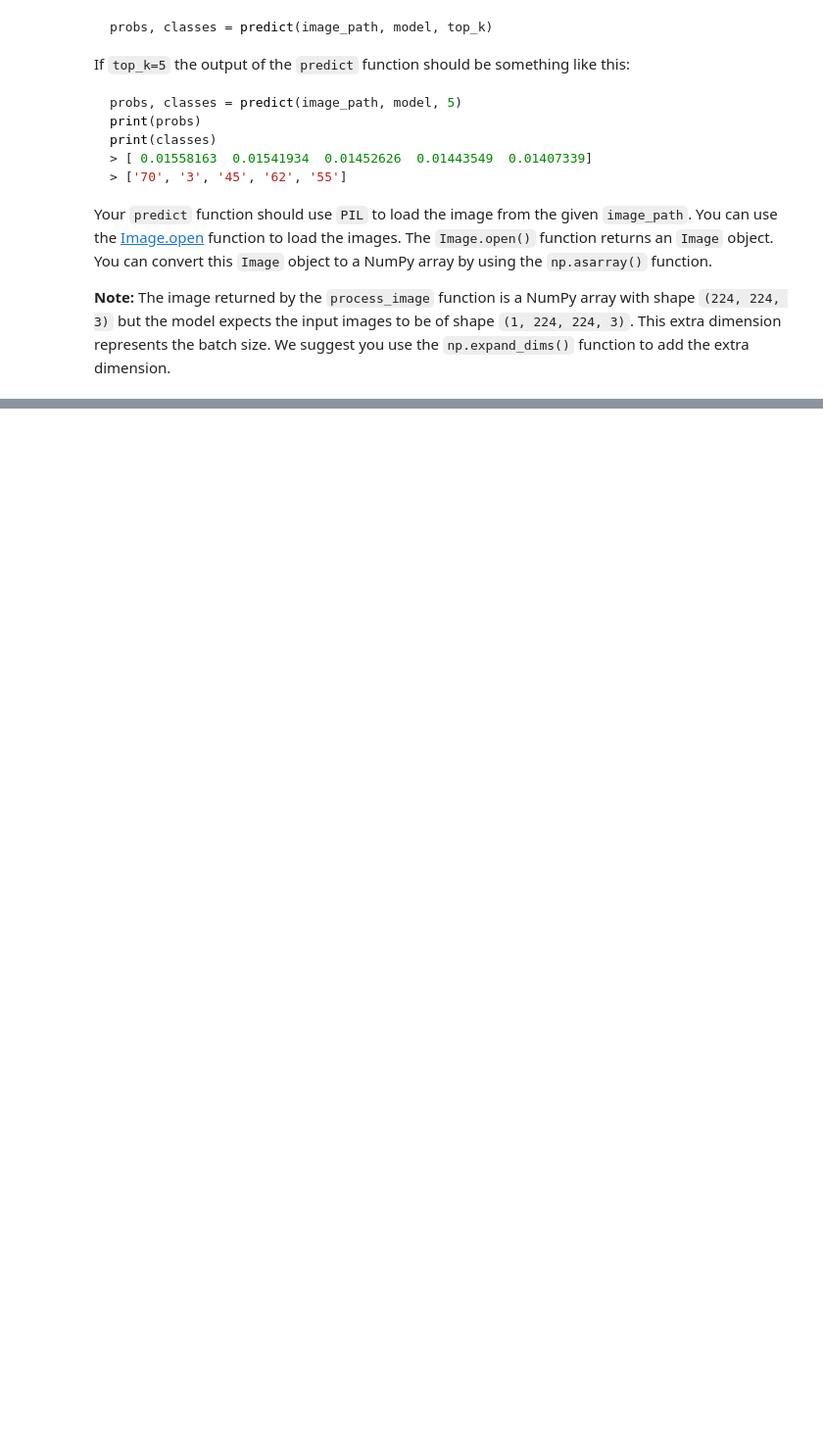
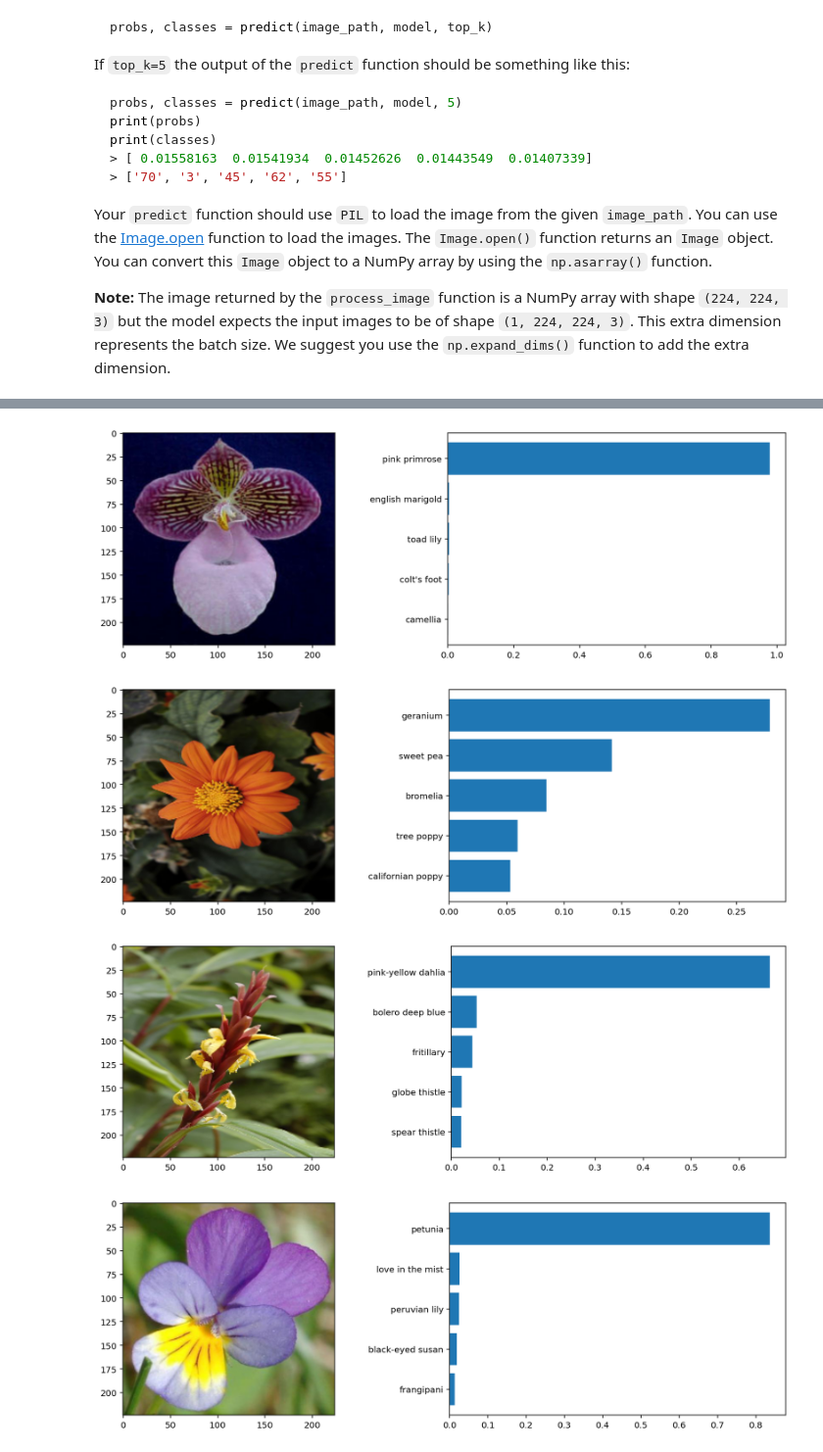
Before and after one commit to ajmllr/Project-Image-Classifier-Tensorflow-v2, a Jupyter notebook: Project_Image_Classifier_Project.ipynb, the cells around one changed output, grey strips where cells are left out. Shown at 98% size. Cells and saved outputs as stored; diff of their text form; code cells hidden in the pictures; blank space fills up the shorter version.

```diff
--- a/Project_Image_Classifier_Project.ipynb
+++ b/Project_Image_Classifier_Project.ipynb
@@ -272,3 +300,8 @@ Now that your network is trained, save the model so you can load it later for ma
 Load the Keras model you saved above.
 # %%
 # TODO: Load the Keras model
+
+reloaded_model = tf.keras.models.load_model(
+    export_model_path,
+    custom_objects={'KerasLayer': hub.KerasLayer})
+reloaded_model.summary()
@@ -309,3 +353,9 @@ Finally, convert your image back to a NumPy array using the `.numpy()` method.
+# %%
+# TODO: Create the process_image function
+def process_image(img):
+    image = np.squeeze(img)
+    image = tf.image.resize(image, (IMAGE_SIZE, IMAGE_SIZE))/255.0
+    return image
 # %% [markdown]
 To check your `process_image` function we have provided 4 images in the `./test_images/` folder:
 
@@ -360,3 +410,31 @@ Your `predict` function should use `PIL` to load the image from the given `image
+# %%
+# TODO: Create the predict function
+
+def get_processed_image(image_path):
+  image = Image.open(image_path)
+  image = np.asarray(image)
+  return process_image(image)
+
+def predict(image_path, model, top_k=5, plot=True):
+    image = get_processed_image(image_path)
+
+    prediction = model.predict(np.expand_dims(image, axis=0))
+
+    values, indices = tf.math.top_k(prediction, top_k)
+    values = values.numpy()[0]
+
+    classes = [class_names[str(value)] for value in indices.cpu().numpy()[0]]
+
+    if plot:
+      fig, (ax1, ax2) = plt.subplots(figsize=(12,4), ncols=2)
+      ax1.imshow(image)
+      ax2 = plt.barh(classes[::-1], values[::-1])
+      plt.tight_layout()
+      plt.show()
+    else:
+      print(f'values: {values}, classes: {classes}')
+
+    return values, classes
 # %% [markdown]
 # Sanity Check
 
@@ -374,3 +452,13 @@ In the cell below use `matplotlib` to plot the input image alongside the probabi
 You can convert from the class integer labels to actual flower names using `class_names`.
 # %%
 # TODO: Plot the input image along with the top 5 classes
+
+import glob
+files = glob.glob('./test_images/*.jpg')
+for image_path in files:
+    predict(image_path, reloaded_model, 5)
+# %% [output]
+[figure, added]
+[figure, added]
+[figure, added]
+[figure, added]
```
Also changed, not shown: parts of 16 cells of this notebook.
